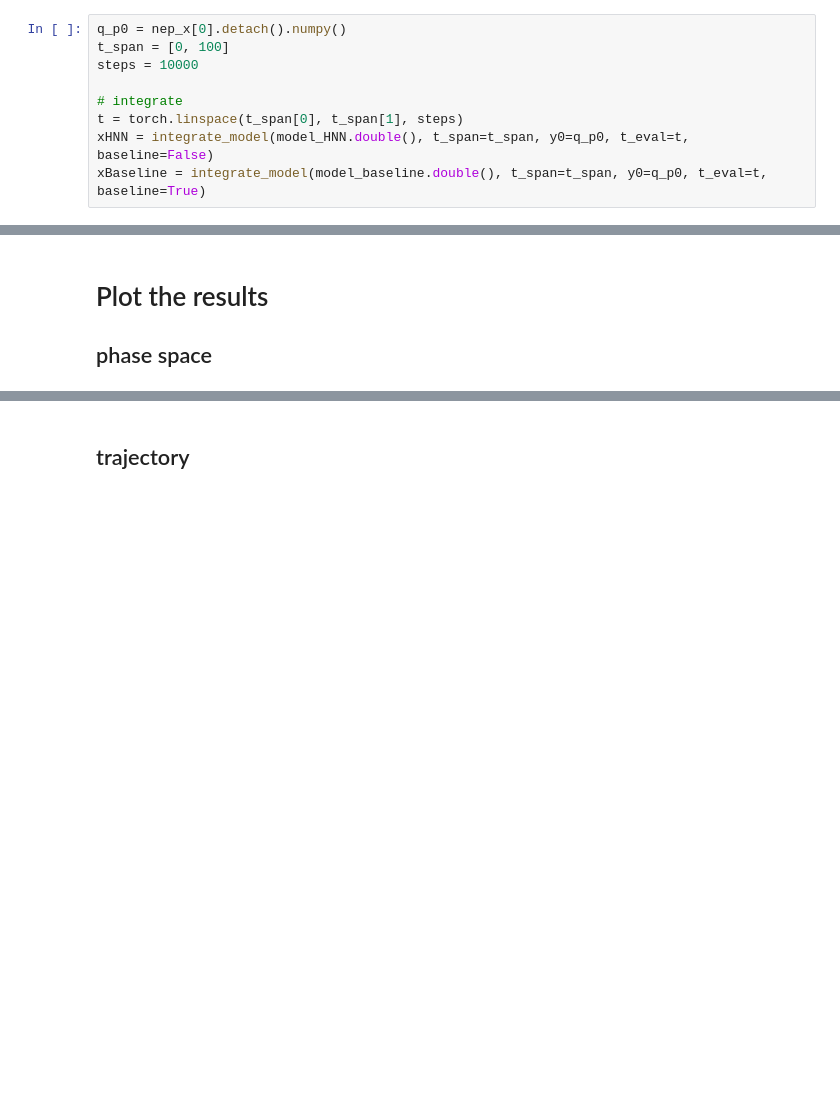
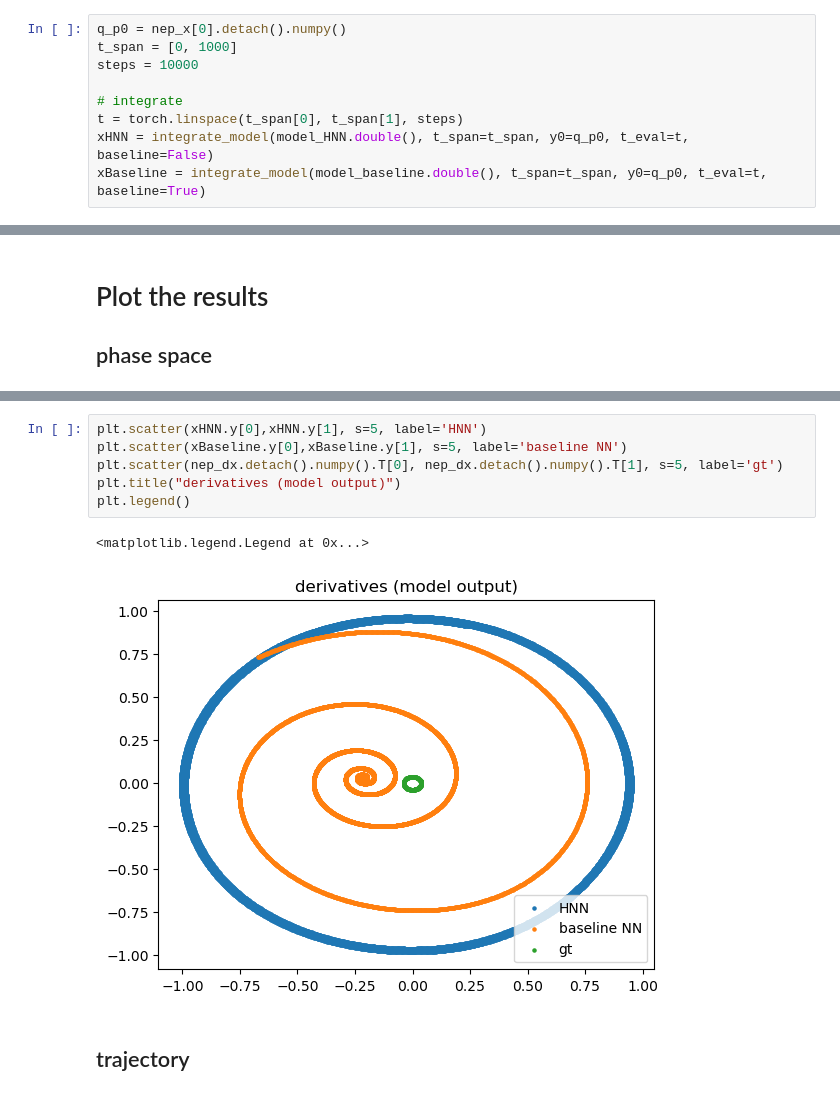
Before and after one commit to bGuenes/Scientific_ML_seminar, a Jupyter notebook: solar_hnn_1D.ipynb, the cells around one changed output, grey strips where cells are left out. Cells and saved outputs as stored; diff of their text form; blank space fills up the shorter version.

```diff
--- a/solar_hnn_1D.ipynb
+++ b/solar_hnn_1D.ipynb
@@ -206,7 +240,7 @@ def integrate_model(model, t_span, y0, t_eval, baseline=True):
     return solve_ivp(fun=fun, t_span=t_span, y0=y0, t_eval=t_eval)
 # %%
 q_p0 = nep_x[0].detach().numpy()
-t_span = [0, 100]
+t_span = [0, 1000]
 steps = 10000
 
 # integrate
@@ -244,3 +278,12 @@ plt.show()
+# %%
+plt.scatter(xHNN.y[0],xHNN.y[1], s=5, label='HNN')
+plt.scatter(xBaseline.y[0],xBaseline.y[1], s=5, label='baseline NN')
+plt.scatter(nep_dx.detach().numpy().T[0], nep_dx.detach().numpy().T[1], s=5, label='gt')
+plt.title("derivatives (model output)")
+plt.legend()
+# %% [output]
+<matplotlib.legend.Legend at 0x...>
+[figure, added]
 # %% [markdown]
 ## trajectory
 # %% [markdown]
```
Also changed, not shown: parts of 13 cells of this notebook.
